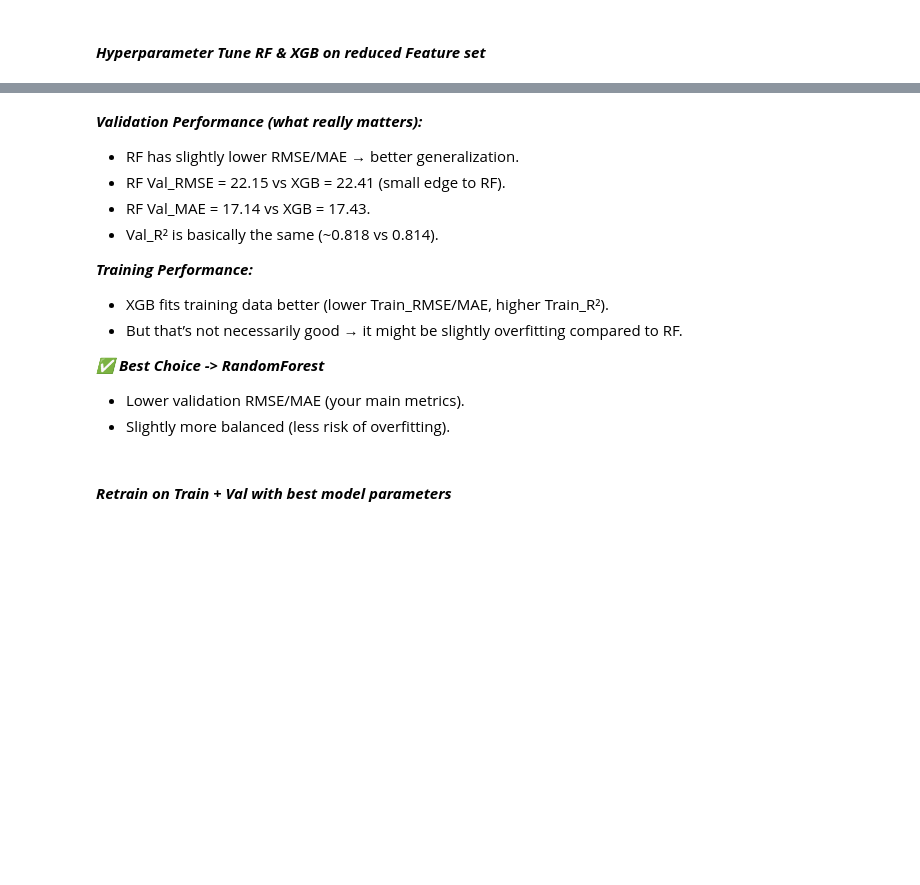
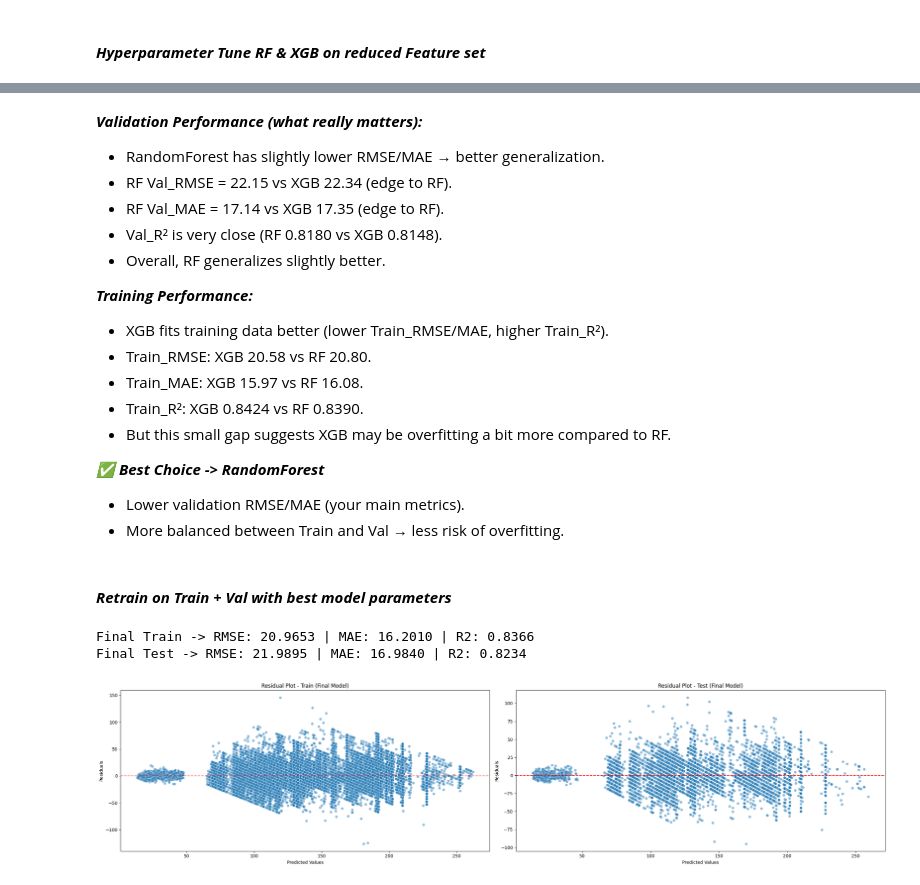
Before and after one commit to Pooja-Spandana/Amazon_DeliveryTime_Prediction, a Jupyter notebook: Notebooks/Model_building_&_training.ipynb, the cells around one changed output, grey strips where cells are left out. Cells and saved outputs as stored; diff of their text form; code cells hidden in the pictures; blank space fills up the shorter version.

```diff
--- a/Notebooks/Model_building_&_training.ipynb
+++ b/Notebooks/Model_building_&_training.ipynb
@@ -220,2 +576,9 @@ models = {
+# %%
+# Wrapper to attach model
+def make_pipeline_reduced(model):
+    return Pipeline(steps=[
+        ("preprocessing", preproc_with_drop),
+        ("model", model)
+    ])
 # %% [markdown]
 #### ***Hyperparameter Tune RF & XGB on reduced Feature set***
@@ -222,16 +728,20 @@ models = {
 # %% [markdown]
 ***Validation Performance (what really matters):***
-- RF has slightly lower RMSE/MAE → better generalization.
-- RF Val_RMSE = 22.15 vs XGB = 22.41 (small edge to RF).
-- RF Val_MAE = 17.14 vs XGB = 17.43.
-- Val_R² is basically the same (~0.818 vs 0.814).
+- RandomForest has slightly lower RMSE/MAE → better generalization.
+- RF Val_RMSE = 22.15 vs XGB 22.34 (edge to RF).
+- RF Val_MAE = 17.14 vs XGB 17.35 (edge to RF).
+- Val_R² is very close (RF 0.8180 vs XGB 0.8148).
+- Overall, RF generalizes slightly better.
 
 ***Training Performance:***
 - XGB fits training data better (lower Train_RMSE/MAE, higher Train_R²).
-- But that’s not necessarily good → it might be slightly overfitting compared to RF.
+- Train_RMSE: XGB 20.58 vs RF 20.80.
+- Train_MAE: XGB 15.97 vs RF 16.08.
+- Train_R²: XGB 0.8424 vs RF 0.8390.
+- But this small gap suggests XGB may be overfitting a bit more compared to RF.
 
 ***✅ Best Choice -> RandomForest***
 - Lower validation RMSE/MAE (your main metrics).
-- Slightly more balanced (less risk of overfitting).
+- More balanced between Train and Val → less risk of overfitting.
 # %% [markdown]
 #### ***Retrain on Train + Val with best model parameters***
@@ -238,3 +761,47 @@ models = {
+# %%
+# Train on full train+val
+final_model.fit(X_final_train, y_final_train)
+
+# Evaluate on Train (full train+val)
+preds_train_final = final_model.predict(X_final_train)
+train_metrics_final = metrics_report(y_final_train, preds_train_final)
+print_eval("Final Train", y_final_train, preds_train_final)
+
+# Evaluate on Test
+preds_test_final = final_model.predict(X_test)
+test_metrics_final = metrics_report(y_test, preds_test_final)
+print_eval("Final Test", y_test, preds_test_final)
+# %% [output]
+Final Train -> RMSE: 20.9653 | MAE: 16.2010 | R2: 0.8366
+Final Test -> RMSE: 21.9895 | MAE: 16.9840 | R2: 0.8234
+# %%
+# Compute residuals
+residuals_train = y_final_train - preds_train_final
+residuals_test = y_test - preds_test_final
+
+# Plot residuals
+plt.figure(figsize=(25,6))
+
+# Train residuals
+plt.subplot(1,2,1)
+sns.scatterplot(x=preds_train_final, y=residuals_train, alpha=0.5)
+plt.axhline(0, color='red', linestyle='--')
+plt.title("Residual Plot - Train (Final Model)")
+plt.xlabel("Predicted Values")
+plt.ylabel("Residuals")
+
+# Test residuals
+plt.subplot(1,2,2)
+sns.scatterplot(x=preds_test_final, y=residuals_test, alpha=0.5)
+plt.axhline(0, color='red', linestyle='--')
+plt.title("Residual Plot - Test (Final Model)")
+plt.xlabel("Predicted Values")
+plt.ylabel("Residuals")
+
+plt.tight_layout()
+plt.show()
+# %% [output]
+[figure, added]
 # %% [markdown]
 #### ***Interpretation***
 
```
Also changed, not shown: parts of 17 cells of this notebook, 9 other files.
